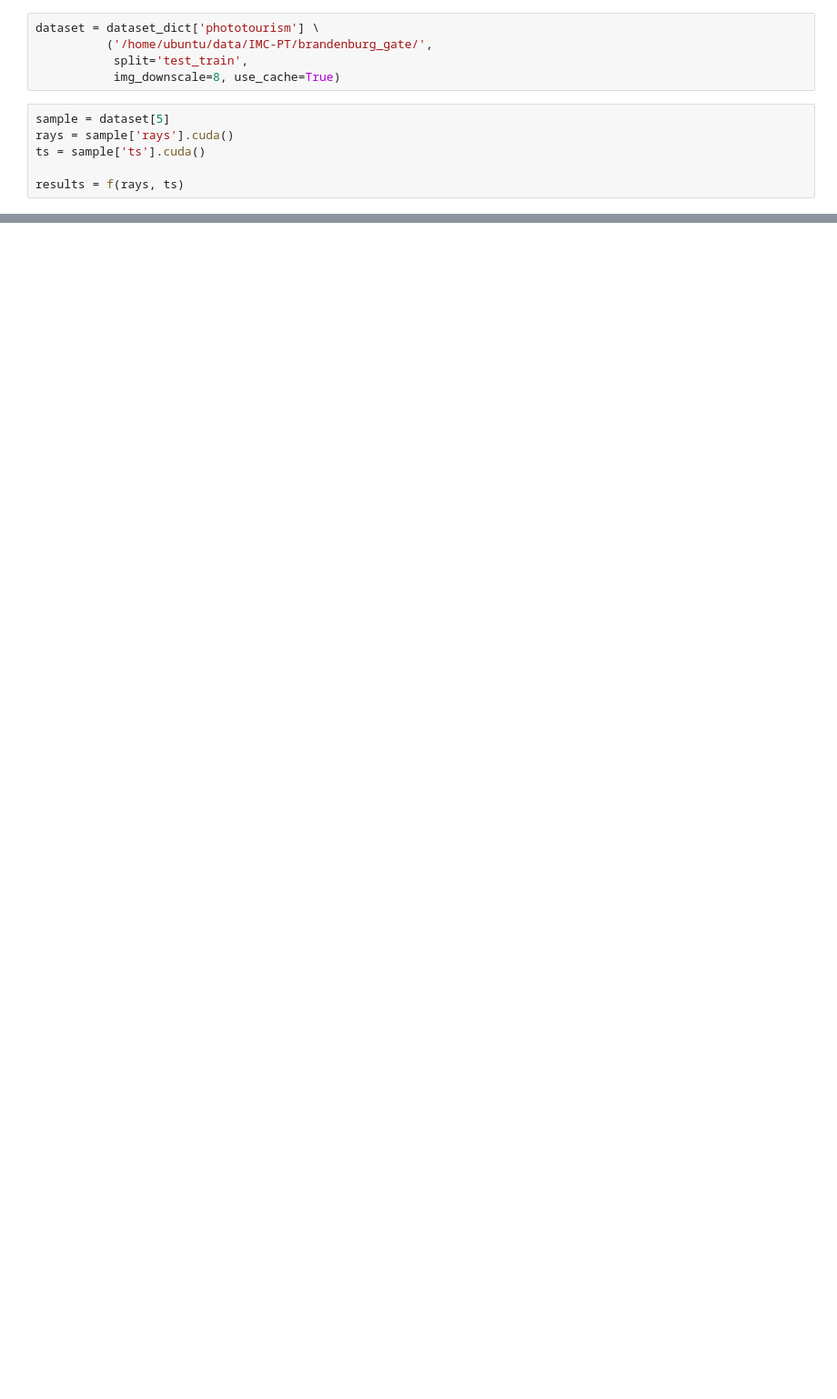
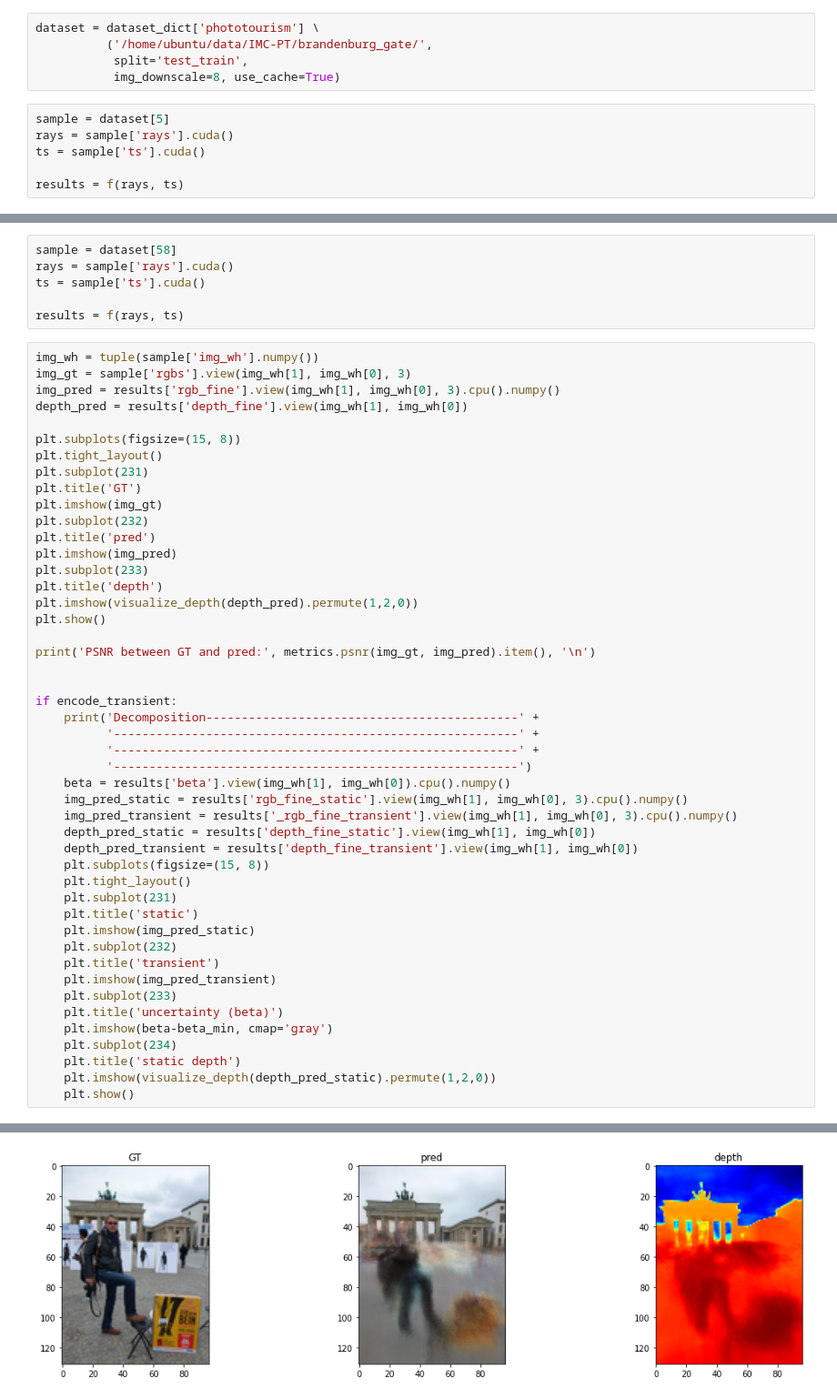
Before and after one commit to kwea123/nerf_pl, a Jupyter notebook: test_phototourism.ipynb, the cells around one changed output, grey strips where cells are left out. Shown at 91% size. Drawn from its saved outputs; the diff is of its cells as text; blank space fills up the shorter version.

```diff
--- a/test_phototourism.ipynb
+++ b/test_phototourism.ipynb
@@ -157,0 +164,54 @@ Decomposition-------------------------------------------------------------------
+# %%
+sample = dataset[58]
+rays = sample['rays'].cuda()
+ts = sample['ts'].cuda()
+
+results = f(rays, ts)
+# %%
+img_wh = tuple(sample['img_wh'].numpy())
+img_gt = sample['rgbs'].view(img_wh[1], img_wh[0], 3)
+img_pred = results['rgb_fine'].view(img_wh[1], img_wh[0], 3).cpu().numpy()
+depth_pred = results['depth_fine'].view(img_wh[1], img_wh[0])
+
+plt.subplots(figsize=(15, 8))
+plt.tight_layout()
+plt.subplot(231)
+plt.title('GT')
+plt.imshow(img_gt)
+plt.subplot(232)
+plt.title('pred')
+plt.imshow(img_pred)
+plt.subplot(233)
+plt.title('depth')
+plt.imshow(visualize_depth(depth_pred).permute(1,2,0))
+plt.show()
+
+print('PSNR between GT and pred:', metrics.psnr(img_gt, img_pred).item(), '\n')
+
+
+if encode_transient:
+    print('Decomposition--------------------------------------------' +
+          '---------------------------------------------------------' +
+          '---------------------------------------------------------' +
+          '---------------------------------------------------------')
+    beta = results['beta'].view(img_wh[1], img_wh[0]).cpu().numpy()
+    img_pred_static = results['rgb_fine_static'].view(img_wh[1], img_wh[0], 3).cpu().numpy()
+    img_pred_transient = results['_rgb_fine_transient'].view(img_wh[1], img_wh[0], 3).cpu().numpy()
+    depth_pred_static = results['depth_fine_static'].view(img_wh[1], img_wh[0])
+    depth_pred_transient = results['depth_fine_transient'].view(img_wh[1], img_wh[0])
+    plt.subplots(figsize=(15, 8))
+    plt.tight_layout()
+    plt.subplot(231)
+    plt.title('static')
+    plt.imshow(img_pred_static)
+    plt.subplot(232)
+    plt.title('transient')
+    plt.imshow(img_pred_transient)
+    plt.subplot(233)
+    plt.title('uncertainty (beta)')
+    plt.imshow(beta-beta_min, cmap='gray')
+    plt.subplot(234)
+    plt.title('static depth')
+    plt.imshow(visualize_depth(depth_pred_static).permute(1,2,0))
+    plt.show()
+# %% [output]
@@ -157,0 +219 @@ Decomposition-------------------------------------------------------------------
+[figure, added]
```
Also changed, not shown: parts of 10 cells of this notebook, 1 other file.
